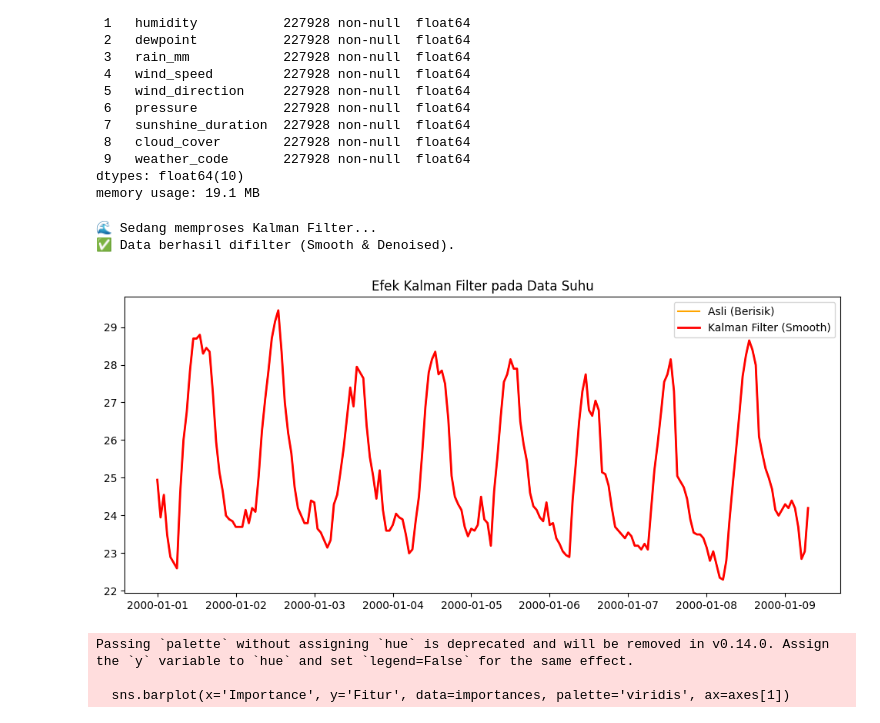
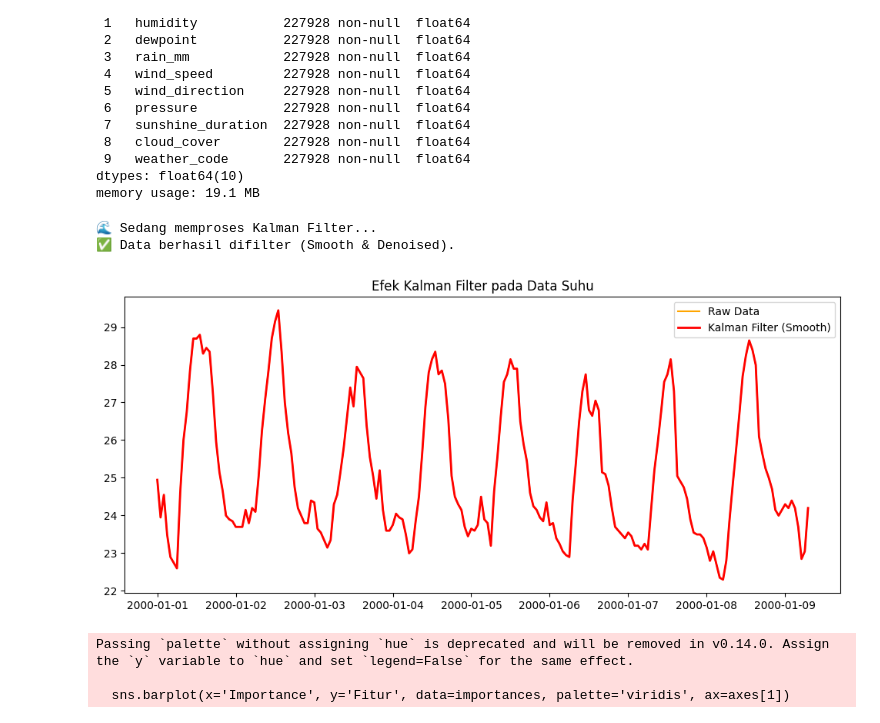
Before and after one commit to evanalif113/Catatan_Meteorologi, a Jupyter notebook: model-prediksi-estimasi-dengan-lstm.ipynb, the cells around one changed output. Cells and saved outputs as stored; diff of their text form; code cells hidden in the pictures.

```diff
--- a/model-prediksi-estimasi-dengan-lstm.ipynb
+++ b/model-prediksi-estimasi-dengan-lstm.ipynb
@@ -263,35 +265,35 @@ df_filtered['temperature'] = kalman_filter(df_filtered['temperature'], process_n
 
 # 2. HUMIDITY (Kalman)
 df_filtered['humidity'] = kalman_filter(df_filtered['humidity'], process_noise=1e-5, sensor_noise=0.5)
 
 # 3. PRESSURE (Kalman)
 # Tekanan berubah sangat pelan, jadi process_noise kita kecilin banget
 df_filtered['pressure'] = kalman_filter(df_filtered['pressure'], process_noise=1e-6, sensor_noise=0.1)
 
 # 4. RAIN (Spike Removal + Physical Cap)
 # Hujan JANGAN dikalman. Kita buang spike.
 # Langkah A: Buang spike glitch (misal 1 menit 200mm)
 df_filtered['rain_mm'] = hampel_filter(df_filtered['rain_mm'], window=3, threshold_sigma=3)
 
 # Langkah B: Physical Cap (Tetap perlu untuk safety, misal max 50mm/jam)
 # Angka ini jauh lebih aman daripada hard clip 30mm
 df_filtered['rain_mm'] = df_filtered['rain_mm'].clip(lower=0, upper=50)
 df_filtered = df_ai
 
 print("✅ Data berhasil difilter (Smooth & Denoised).")
 
 # Cek bedanya
 import matplotlib.pyplot as plt
 plt.figure(figsize=(12, 5))
-plt.plot(df_ai['temperature'].iloc[:200], label='Asli (Berisik)', color='orange')
+plt.plot(df_ai['temperature'].iloc[:200], label='Raw Data', color='orange')
 plt.plot(df_filtered['temperature'].iloc[:200], label='Kalman Filter (Smooth)', color='red', linewidth=2)
 plt.title("Efek Kalman Filter pada Data Suhu")
 plt.legend()
 plt.show()
 # %% [output]
 🌊 Sedang memproses Kalman Filter...
 ✅ Data berhasil difilter (Smooth & Denoised).
-[figure, old version]
+[figure, new version]
 # %%
 import pandas as pd
 import seaborn as sns
```
Also changed, not shown: parts of 8 cells of this notebook.
